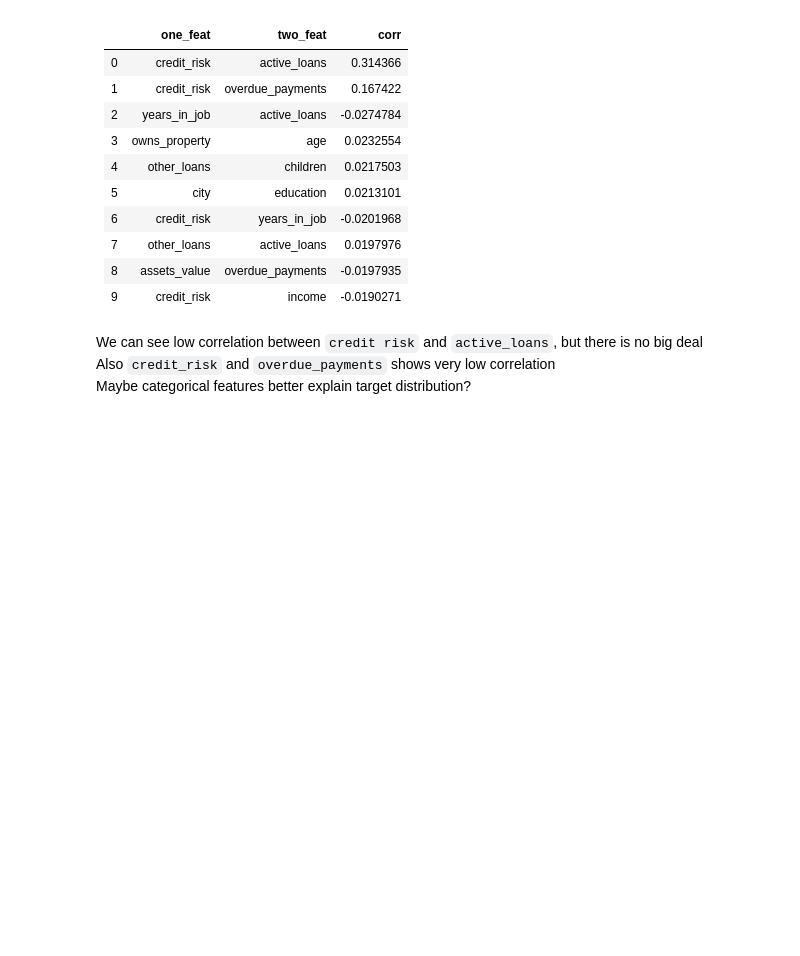
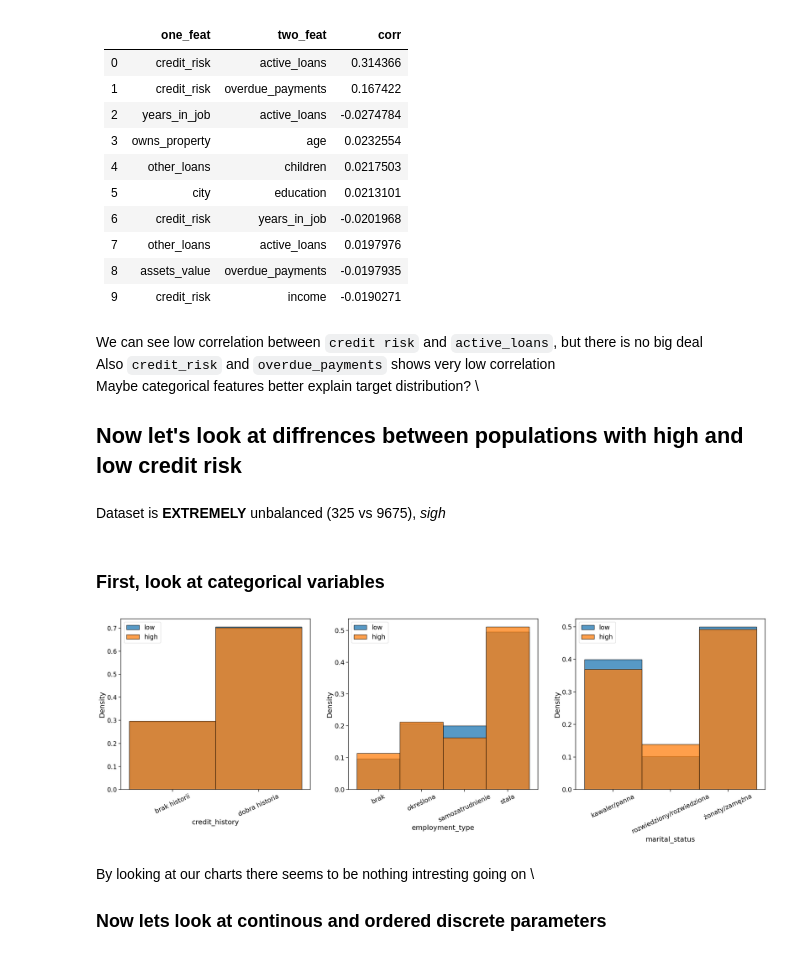
Before and after one commit to JakubPilchon/Atlas_konkurs, a Jupyter notebook: analysis.ipynb, the cells around one changed output. Cells and saved outputs as stored; diff of their text form; code cells hidden in the pictures; blank space fills up the shorter version.

```diff
--- a/analysis.ipynb
+++ b/analysis.ipynb
@@ -156,4 +157,34 @@ display(Markdown(sorted_corr.iloc[:10].reset_index(drop=True).to_markdown()))
 # %% [markdown]
 We can see low correlation between `credit risk` and `active_loans`, but there is no big deal \
 Also `credit_risk` and `overdue_payments` shows very low correlation \
-Maybe categorical features better explain target distribution?
+Maybe categorical features better explain target distribution? \
+
+## Now let's look at diffrences between populations with high and low credit risk
+# %%
+high_credit_data = data[data["credit_risk"] == 1]
+low_credit_data  = data[data["credit_risk"] == 0]
+
+display(Markdown(f"Dataset is **EXTREMELY** unbalanced ({len(high_credit_data)} vs {len(low_credit_data)}), *sigh*"))
+# %% [output]
+Dataset is **EXTREMELY** unbalanced (325 vs 9675), *sigh*
+# %% [markdown]
+### First, look at categorical variables
+# %%
+cat_columns = []
+for cat in data.columns:
+    if data[cat].dtype == "category":
+        cat_columns.append(cat)
+
+fig, ax = plt.subplots(1, len(cat_columns), figsize=(10 * len(cat_columns), 8))
+for col, cat in enumerate(cat_columns):
+
+    sns.histplot(data = low_credit_data, x = cat, ax=ax[col], stat="density")
+    sns.histplot(data = high_credit_data, x = cat, ax=ax[col], stat="density")
+    ax[col].legend(("low", "high"))
+    ax[col].tick_params(axis="x", rotation=25)
+# %% [output]
+[figure, added]
+# %% [markdown]
+By looking at our charts there seems to be nothing intresting going on \\
+
+### Now lets look at continous and ordered discrete parameters
```
Also changed, not shown: parts of 6 cells of this notebook.
